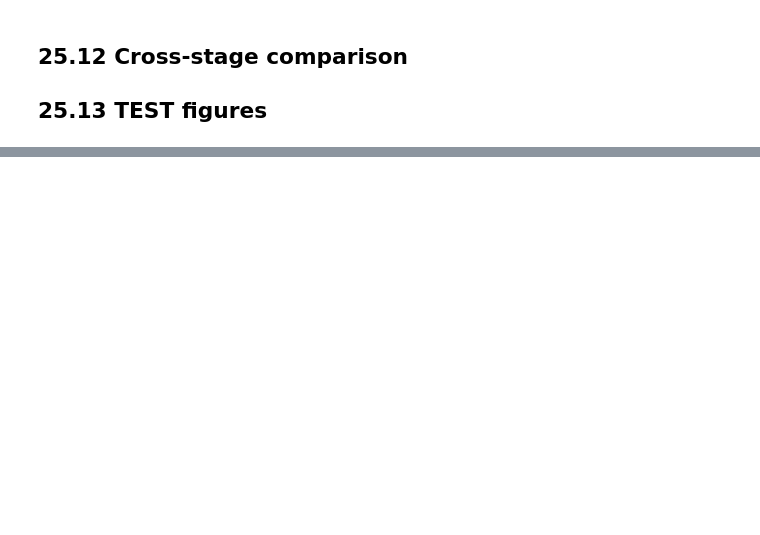
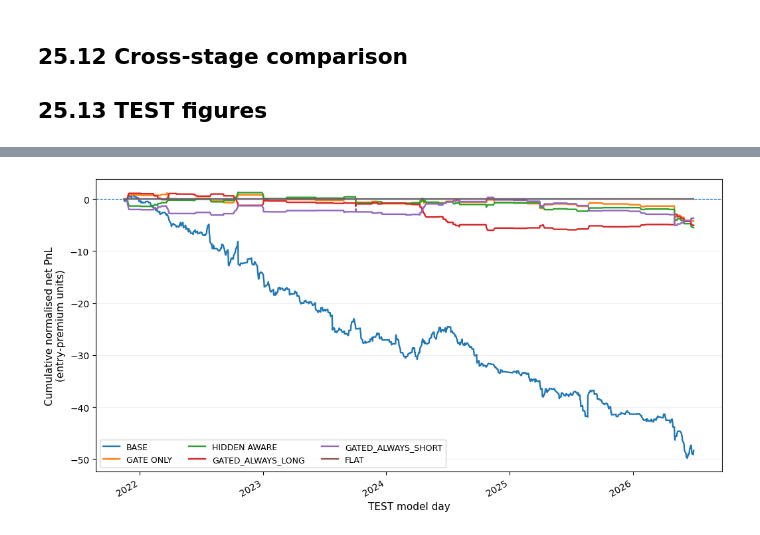
Before and after one commit to JivN24/HSBC-AN-RN, a Jupyter notebook: CODEWORK/Linus' Task Re-Do/25_application_final_test_evaluation.ipynb, the cells around one changed output, grey strips where cells are left out. Drawn from its saved outputs; the diff is of its cells as text; code cells hidden in the pictures; blank space fills up the shorter version.

```diff
--- a/CODEWORK/Linus' Task Re-Do/25_application_final_test_evaluation.ipynb
+++ b/CODEWORK/Linus' Task Re-Do/25_application_final_test_evaluation.ipynb
@@ -311,0 +310,97 @@ N25 FIGURE LABELS CLEAN: YES
+# %%
+# ============================================================
+# THESIS FIGURE 6.2
+# Final frozen TEST cumulative net PnL
+# ============================================================
+
+from pathlib import Path
+import matplotlib.pyplot as plt
+
+# ------------------------------------------------------------
+# Output directory
+# ------------------------------------------------------------
+plot_dir = Path("plots") / "empirical_work"
+plot_dir.mkdir(parents=True, exist_ok=True)
+
+pdf_path = plot_dir / "fig_6_2_frozen_test_cumulative_net_pnl.pdf"
+png_path = plot_dir / "fig_6_2_frozen_test_cumulative_net_pnl.png"
+
+# ------------------------------------------------------------
+# Thesis-friendly legend labels
+# ------------------------------------------------------------
+label_map = {
+    "BASE": "BASE",
+    "GATE_ONLY": "GATE ONLY",
+    "HIDDEN_AWARE": "HIDDEN AWARE",
+    "ALWAYS_LONG": "GATED ALWAYS LONG",
+    "ALWAYS_SHORT": "GATED ALWAYS SHORT",
+    "FLAT": "FLAT",
+}
+
+# ------------------------------------------------------------
+# Plot using the exact frozen arrays already created in N25
+# ------------------------------------------------------------
+fig, ax = plt.subplots(figsize=(10.5, 5.3))
+
+for name in plot_policies:
+    ax.plot(
+        evalp[KEY],
+        cumulative_plot_before[name],
+        linewidth=1.7,
+        label=label_map.get(name, name),
+    )
+
+# Zero-PnL reference line
+ax.axhline(
+    0.0,
+    linewidth=0.8,
+    linestyle="--",
+)
+
+# ------------------------------------------------------------
+# Formatting
+# ------------------------------------------------------------
+ax.set_xlabel("TEST model day", fontsize=11)
+
+ax.set_ylabel(
+    "Cumulative normalised net PnL\n(entry-premium units)",
+    fontsize=11,
+)
+
+ax.tick_params(axis="both", labelsize=10)
+
+# Horizontal grid only
+ax.grid(axis="y", alpha=0.20)
+ax.grid(axis="x", visible=False)
+
+# Compact legend
+ax.legend(
+    loc="lower left",
+    ncol=3,
+    fontsize=9,
+    frameon=True,
+)
+
+fig.autofmt_xdate()
+fig.tight_layout()
+
+# ------------------------------------------------------------
+# Export
+# ------------------------------------------------------------
+fig.savefig(
+    pdf_path,
+    bbox_inches="tight",
+)
+
+fig.savefig(
+    png_path,
+    dpi=300,
+    bbox_inches="tight",
+)
+
+plt.show()
+
+print(f"Saved PDF: {pdf_path}")
+print(f"Saved PNG: {png_path}")
+# %% [output]
+[figure, added]
```
Also changed, not shown: parts of 5 cells of this notebook, 4 other files.
